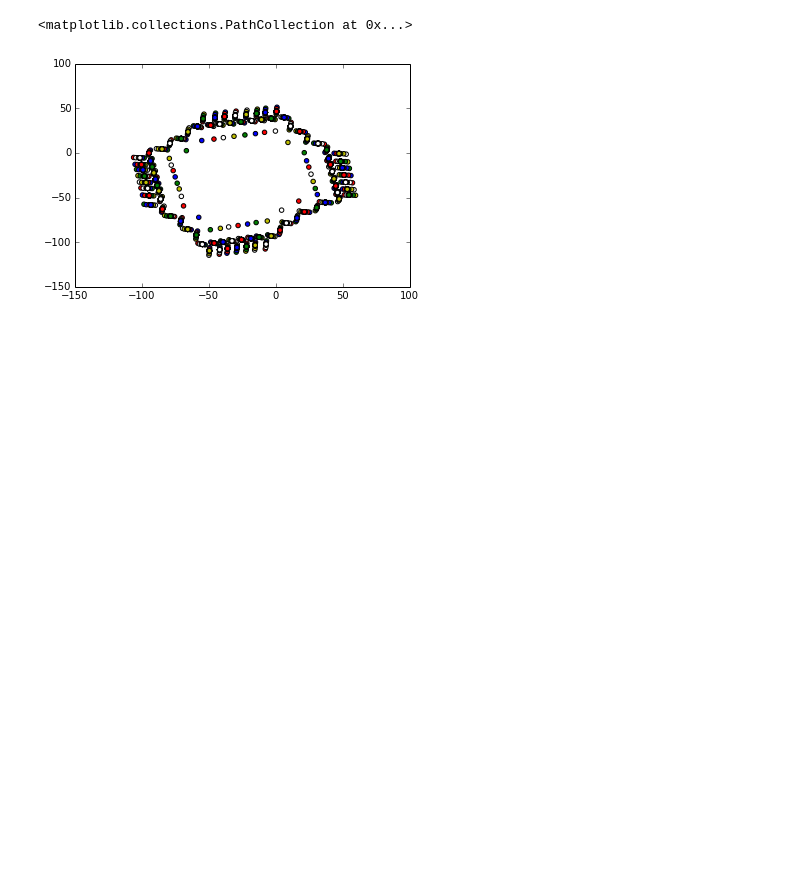
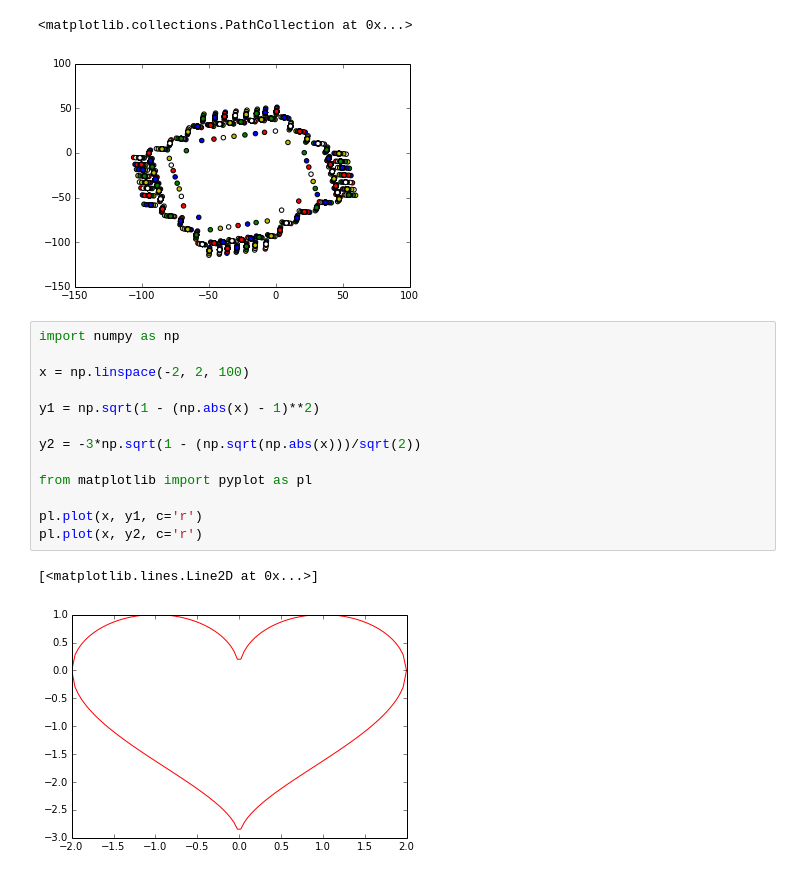
Before and after one commit to abevieiramota/mestrado-AA, a Jupyter notebook: Untitled0.ipynb, the cells around one changed output. Cells and saved outputs as stored; diff of their text form; blank space fills up the shorter version.

```diff
--- a/Untitled0.ipynb
+++ b/Untitled0.ipynb
@@ -34,3 +34,19 @@ pl.scatter(xx, yy, c='rbgyw')
 # %% [output]
 <matplotlib.collections.PathCollection at 0x...>
 [figure]
+# %%
+import numpy as np
+
+x = np.linspace(-2, 2, 100)
+
+y1 = np.sqrt(1 - (np.abs(x) - 1)**2)
+
+y2 = -3*np.sqrt(1 - (np.sqrt(np.abs(x)))/sqrt(2))
+
+from matplotlib import pyplot as pl
+
+pl.plot(x, y1, c='r')
+pl.plot(x, y2, c='r')
+# %% [output]
+[<matplotlib.lines.Line2D at 0x...>]
+[figure, added]
```
